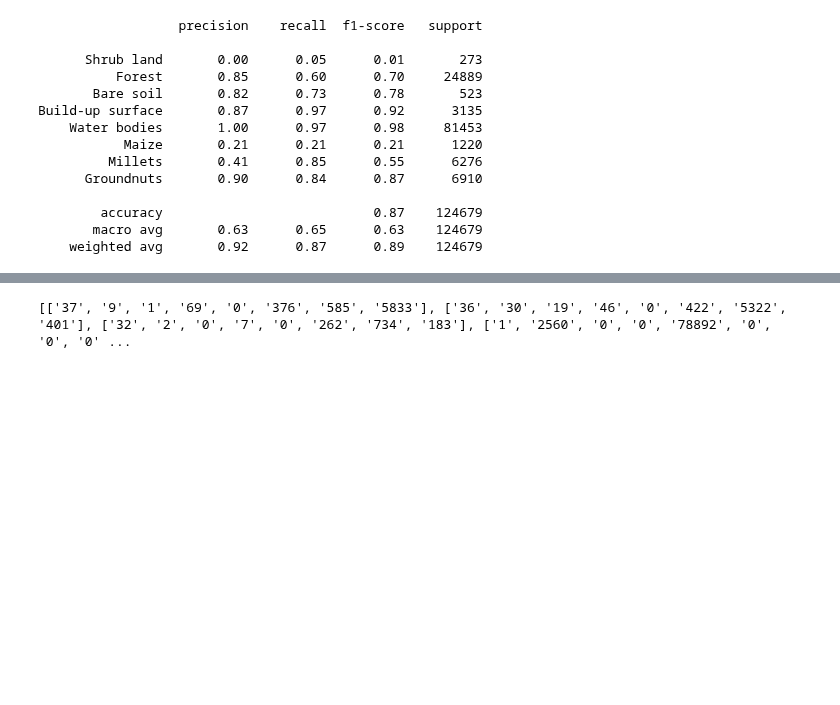
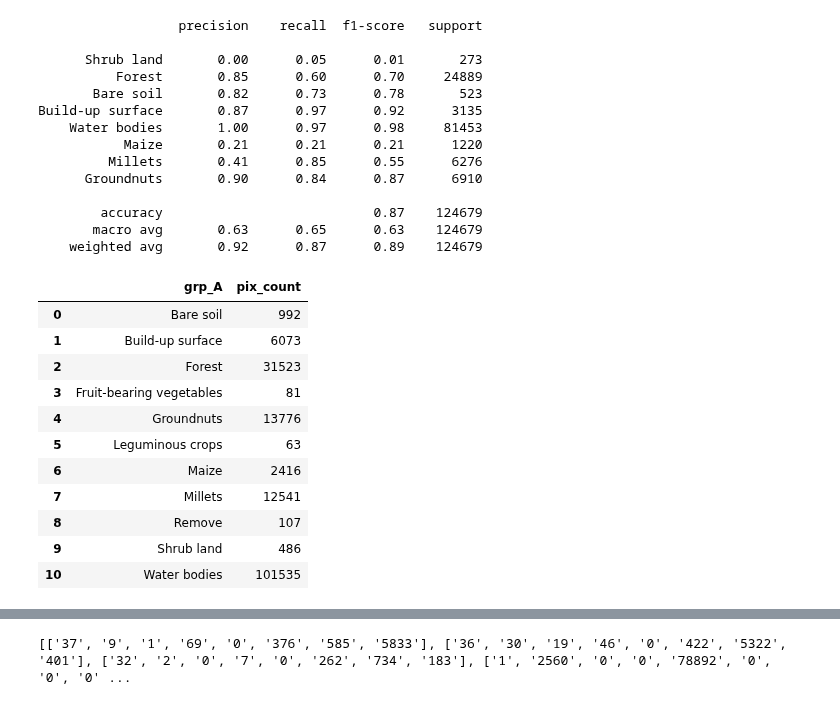
Before and after one commit to nicolasdeffense/eo-toolbox, a Jupyter notebook: notebooks_working/Sen4Stat/accuracy_metrics.ipynb, the cells around one changed output, grey strips where cells are left out. Drawn from its saved outputs; the diff is of its cells as text; code cells hidden in the pictures; blank space fills up the shorter version.

```diff
--- a/notebooks_working/Sen4Stat/accuracy_metrics.ipynb
+++ b/notebooks_working/Sen4Stat/accuracy_metrics.ipynb
@@ -109,6 +95,29 @@ Build-up surface       0.87      0.97      0.92      3135
         accuracy                           0.87    124679
        macro avg       0.63      0.65      0.63    124679
     weighted avg       0.92      0.87      0.89    124679
+# %%
+shp_prepro = '/export/projects/Sen4Stat/WORK/IN_SITU/SITE_41/SEN_2021_SITE_41_buf_0_prepro.shp'
+code_field = 'grp_A'
+
+gdf = gpd.read_file(shp_prepro)
+
+gdf['pix_count'] = gdf['pix_count'].astype(int)
+
+nb_df = gdf.groupby(code_field)['pix_count'].agg('sum').to_frame().reset_index()
+nb_df
+# %% [output]
+|  | grp_A | pix_count |
+| 0 | Bare soil | 992 |
+| 1 | Build-up surface | 6073 |
+| 2 | Forest | 31523 |
+| 3 | Fruit-bearing vegetables | 81 |
+| 4 | Groundnuts | 13776 |
+| 5 | Leguminous crops | 63 |
+| 6 | Maize | 2416 |
+| 7 | Millets | 12541 |
+| 8 | Remove | 107 |
+| 9 | Shrub land | 486 |
+| 10 | Water bodies | 101535 |
 # %%
 am_df = pd.DataFrame.from_dict(acc_metrics_dict).round(3)
 
```
Also changed, not shown: parts of 5 cells of this notebook, 2 other files.
